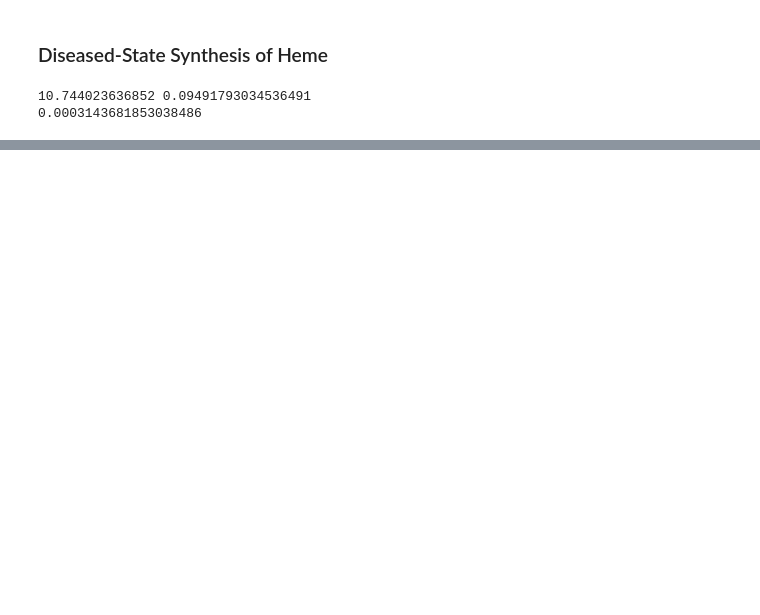
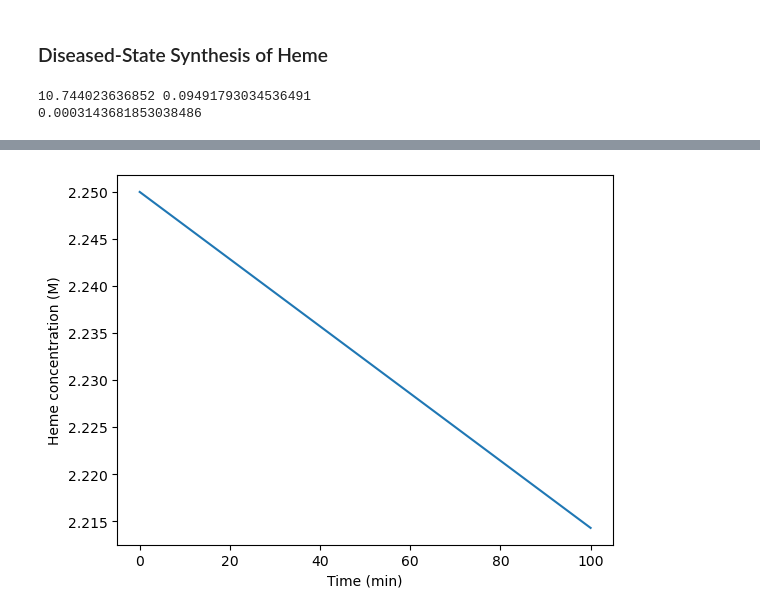
Before and after one commit to penelopenorth/PBL2, a Jupyter notebook: equations.ipynb, the cells around one changed output, grey strips where cells are left out. Saved outputs shown, nothing was run; the diff lists cells and outputs as text; code cells hidden in the pictures; blank space fills up the shorter version.

```diff
--- a/equations.ipynb
+++ b/equations.ipynb
@@ -286,0 +292,41 @@ $ E + G
+# %%
+import numpy as np
+from scipy.integrate import solve_ivp
+import matplotlib.pyplot as plt
+
+# Define system parameters
+V0 = 2.25 # initial volume of reactor (L)
+Fe0 = 17e-6 # initial concentration of Fe (M)
+PPIX0 = 100.0e-6 # initial concentration of PPIX (M)
+Vmax = 0.23e-6 # maximum reaction rate (M/min)
+kmFe = 80.0e-6 # Michaelis constant for Fe (M)
+kmP = 11.0e-6 # Michaelis constant for PPIX (M)
+Fe_in = (n8* 2)/(1440) #mol/min
+PPIX_in = n8/1440 #mol/min
+Qin = Fe_in + PPIX_in # volumetric flow rate of inlet stream (L/min)
+Qout = n9 # volumetric flow rate of outlet stream (L/min)
+
+# Define differential equations
+def heme_sys(t, y):
+    V, Fe, PPIX = y
+    dVdt = Qin - Qout # flow rate balance
+    dFedt = Qin * (Fe0 - Fe) / V - Vmax * Fe / (kmFe + Fe) * PPIX # mass balance for Fe
+    dPPIXdt = Qin * (PPIX0 - PPIX) / V - Vmax * PPIX / (kmP + PPIX) * Fe # mass balance for PPIX
+    return [dVdt, dFedt, dPPIXdt]
+
+# Define initial conditions
+y0 = [V0, Fe0, PPIX0]
+
+# Define time span for simulation
+tspan = [0, 100]
+
+# Solve differential equations
+sol = solve_ivp(heme_sys, tspan, y0, method='BDF')
+
+# Plot results
+plt.plot(sol.t, sol.y[0])
+plt.xlabel('Time (min)')
+plt.ylabel('Heme concentration (M)')
+plt.show()
+# %% [output]
+[figure, added]
```
Also changed, not shown: parts of 26 cells of this notebook.
